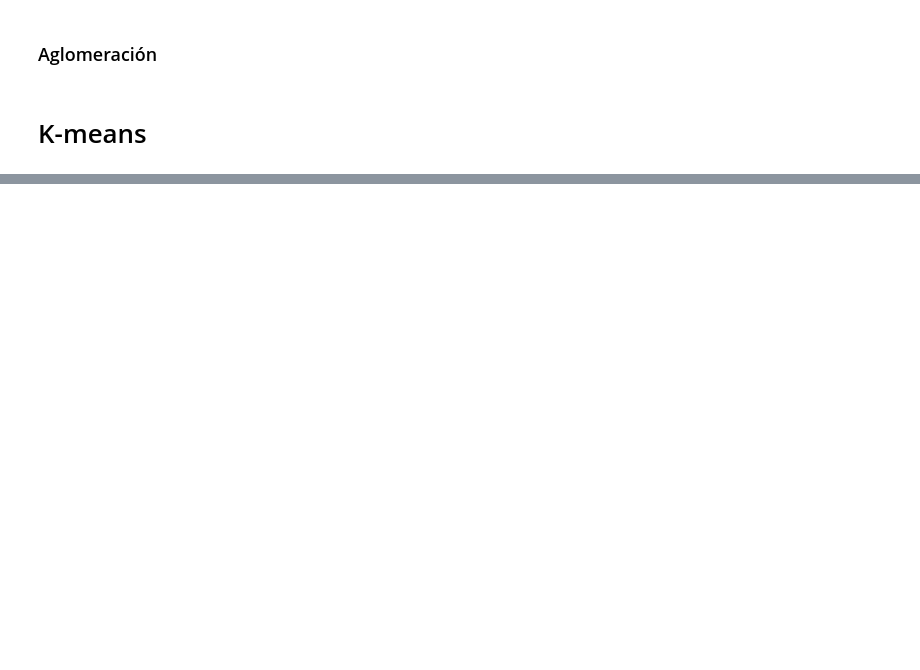
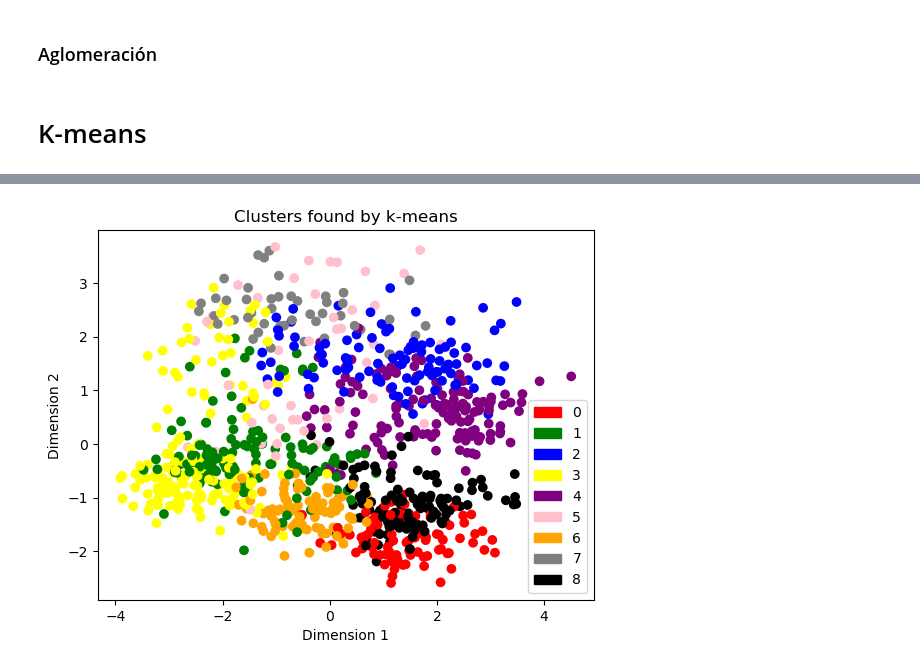
Before and after one commit to CursosLic-PabloAlvarado/tarea-6-t6-brayain, a Jupyter notebook: heart.ipynb, the cells around one changed output, grey strips where cells are left out. Drawn from its saved outputs; the diff is of its cells as text; code cells hidden in the pictures; blank space fills up the shorter version.

```diff
--- a/heart.ipynb
+++ b/heart.ipynb
@@ -273,0 +331,35 @@ plt.show()
+# %%
+from matplotlib.colors import ListedColormap
+
+# define tus propios colores
+mis_colores = ['red', 'green', 'blue', 'yellow', 'purple', 'pink', 'orange', 'gray', 'black']
+
+# crea una instancia de ListedColormap con tus colores
+mi_paleta = ListedColormap(mis_colores)
+
+# utiliza tu paleta de colores en la gráfica
+plt.scatter(X_pca[:, 0], X_pca[:, 1], c=clusters, cmap=mi_paleta)
+
+# add axis labels
+plt.xlabel('Dimension 1')
+plt.ylabel('Dimension 2')
+
+# add a title
+plt.title('Clusters found by k-means')
+
+
+red_patch = mpatches.Patch(color='red', label='0')
+green_patch = mpatches.Patch(color='green', label='1')
+blue_patch = mpatches.Patch(color='blue', label='2')
+yellow_patch = mpatches.Patch(color='yellow', label='3')
+purple_patch = mpatches.Patch(color='purple', label='4')
+pink_patch = mpatches.Patch(color='pink', label='5')
+orange_patch = mpatches.Patch(color='orange', label='6')
+gray_patch = mpatches.Patch(color='gray', label='7')
+black_patch = mpatches.Patch(color='black', label='8')
+plt.legend(handles=[red_patch, green_patch, blue_patch,yellow_patch, purple_patch, pink_patch, orange_patch, gray_patch, black_patch])
+
+# show the plot
+plt.show()
+# %% [output]
+[figure, added]
```
Also changed, not shown: parts of 12 cells of this notebook.
